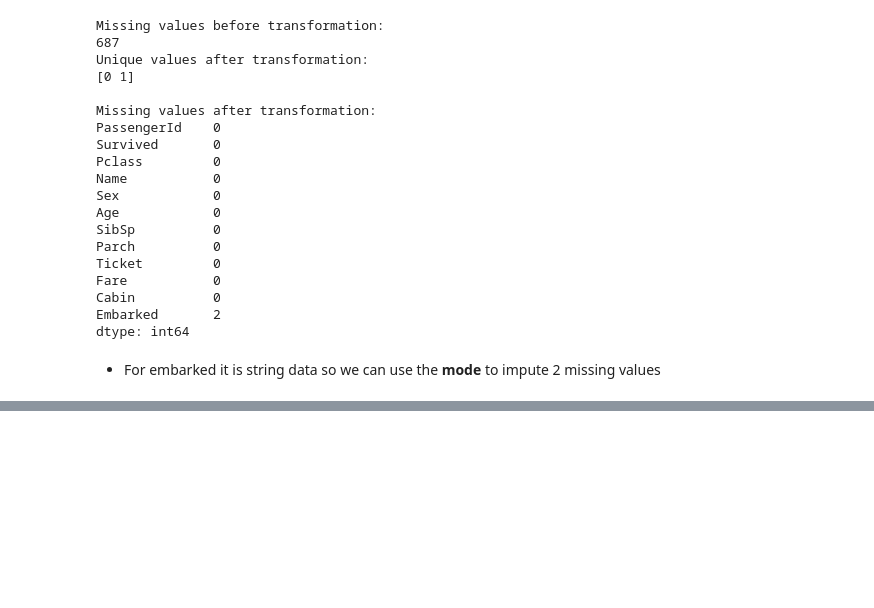
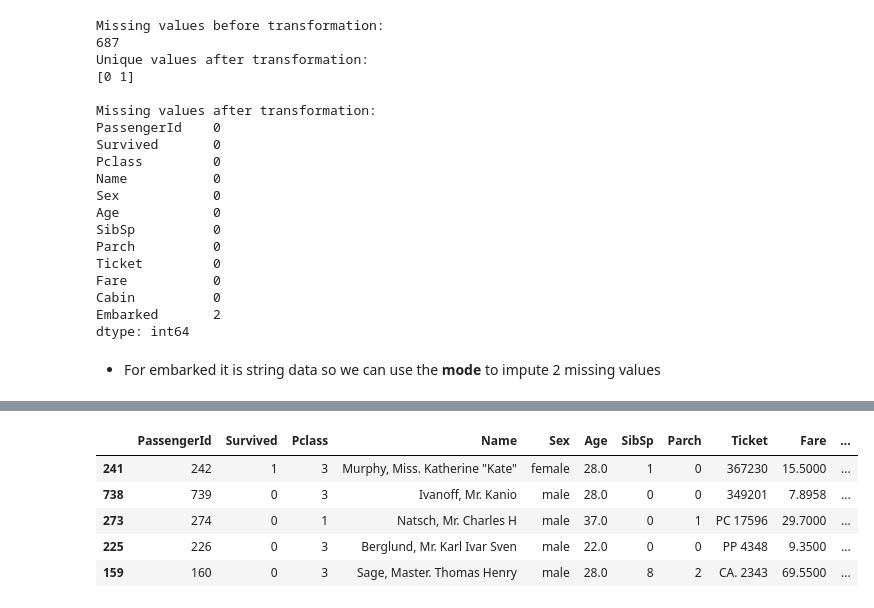
Before and after one commit to nfacciol/Project-C-ML, a Jupyter notebook: titanic.ipynb, the cells around one changed output, grey strips where cells are left out. Drawn from its saved outputs; the diff is of its cells as text; code cells hidden in the pictures; blank space fills up the shorter version.

```diff
--- a/titanic.ipynb
+++ b/titanic.ipynb
@@ -276,0 +300,11 @@ dtype: int64
+# %%
+#Title
+train_df['Title'] = train_df['Name'].apply(lambda x: x.split(",")[1].split('.')[0].strip())
+train_df.sample(5)
+# %% [output]
+|  | PassengerId | Survived | Pclass | Name | Sex | Age | SibSp | Parch | Ticket | Fare | ... |
+| 241 | 242 | 1 | 3 | Murphy, Miss. Katherine "Kate" | female | 28.0 | 1 | 0 | 367230 | 15.5000 | ... |
+| 738 | 739 | 0 | 3 | Ivanoff, Mr. Kanio | male | 28.0 | 0 | 0 | 349201 | 7.8958 | ... |
+| 273 | 274 | 0 | 1 | Natsch, Mr. Charles H | male | 37.0 | 0 | 1 | PC 17596 | 29.7000 | ... |
+| 225 | 226 | 0 | 3 | Berglund, Mr. Karl Ivar Sven | male | 22.0 | 0 | 0 | PP 4348 | 9.3500 | ... |
+| 159 | 160 | 0 | 3 | Sage, Master. Thomas Henry | male | 28.0 | 8 | 2 | CA. 2343 | 69.5500 | ... |
```
Also changed, not shown: parts of 10 cells of this notebook.
